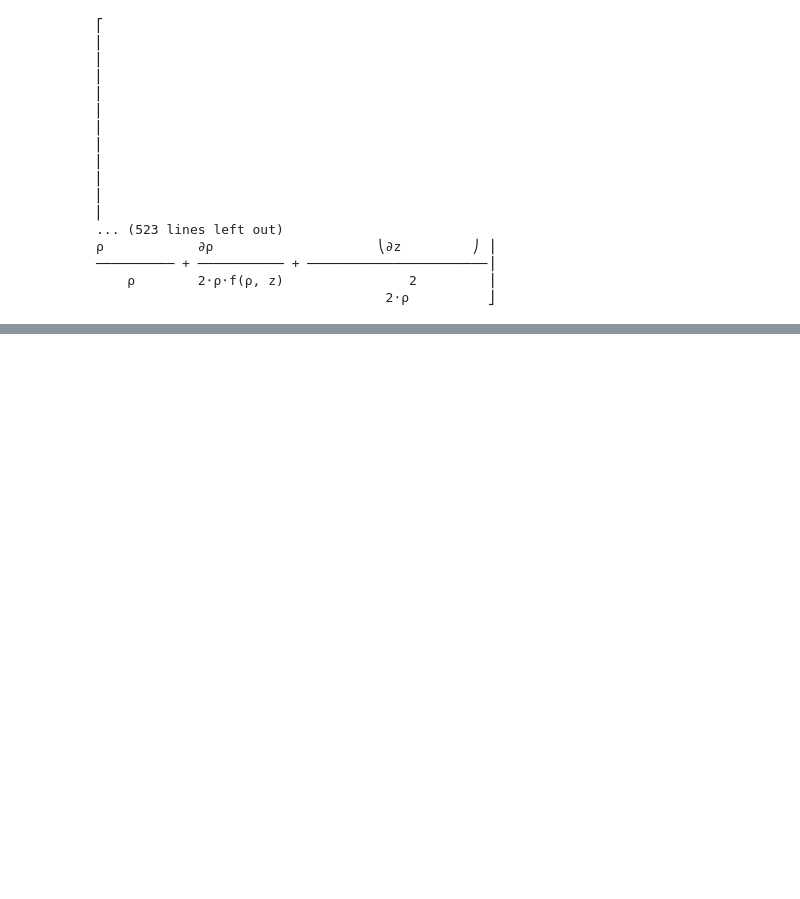
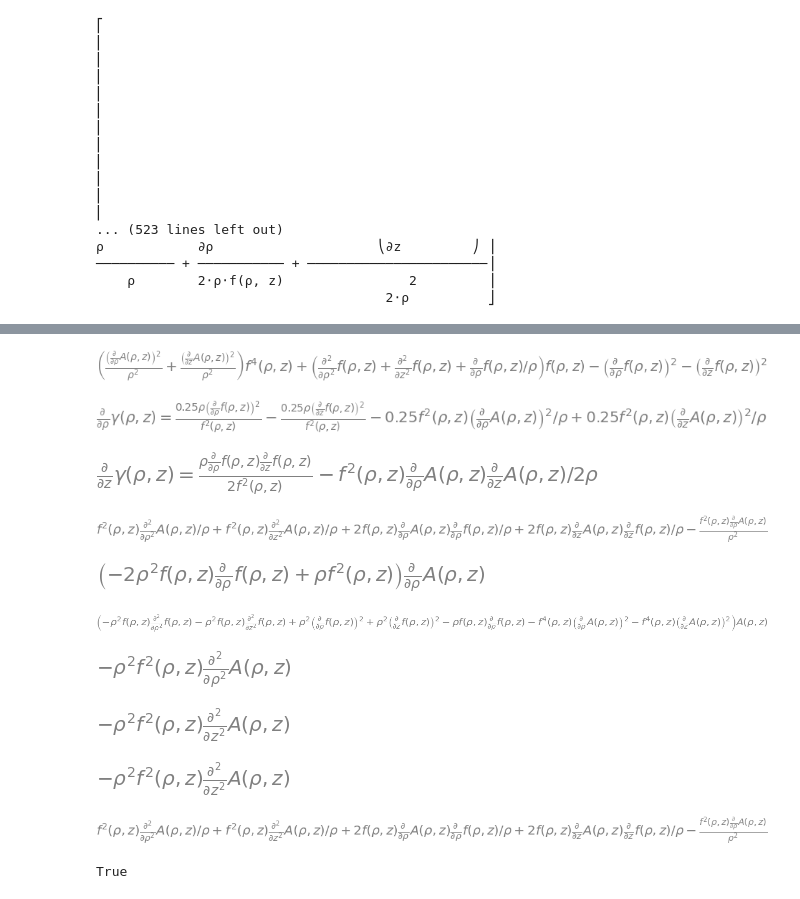
Before and after one commit to GeoffCope/General_Relativity_Python, a Jupyter notebook: Ernst_Equation_Derivation_Taken_From_Exact_Spacetimes_by_Griffiths_Page_246_and_Original_Papers.ipynb, the cells around one changed output, grey strips where cells are left out. Cells and saved outputs as stored; diff of their text form; code cells hidden in the pictures; blank space fills up the shorter version.

```diff
--- a/Ernst_Equation_Derivation_Taken_From_Exact_Spacetimes_by_Griffiths_Page_246_and_Original_Papers.ipynb
+++ b/Ernst_Equation_Derivation_Taken_From_Exact_Spacetimes_by_Griffiths_Page_246_and_Original_Papers.ipynb
@@ -242,0 +213,56 @@ diff(f,z)
+# %%
+eq13pt7aGriffiths = collect(expand((1/rho**2)*ricciSimplified[0,0].args[2]),f)
+eq13pt7aGriffiths
+# %% [output]
+[figure, added]
+# %%
+eq13pt8aGriffiths = Eq( diff(gamma,rho),expand(solve( einstinSimplified[3,3], diff(gamma,rho) )[0]) )
+eq13pt8aGriffiths
+# %% [output]
+[figure, added]
+# %%
+eq13pt8bGriffiths = Eq(diff(gamma,z),expand(solve( einstinSimplified[1,3], diff(gamma,z) )[0]))
+eq13pt8bGriffiths
+# %% [output]
+[figure, added]
+# %%
+eq13pt7bTypedIn = diff( rho**-1 * f**2 * diff(A,rho) ,rho ) + diff( rho**-1 * f**2 * diff(A,z) ,z )
+eq13pt7bTypedIn
+# %% [output]
+[figure, added]
+# %%
+#  We look at five parts of this component of the Ricci Tensor this being the first
+collect( ricciSimplified[0,2].args[2], A ).args[0]
+# %% [output]
+[figure, added]
+# %%
+#  You can see if we set this part of the component equal to zero we will be left with the other terms.  So.. we subtract it out
+collect( ricciSimplified[0,2].args[2], A ).args[1]
+# %% [output]
+[figure, added]
+# %%
+#  We look at five parts of this component of the Ricci Tensor this being the third
+collect( ricciSimplified[0,2].args[2], A ).args[2]
+# %% [output]
+[figure, added]
+# %%
+#  We look at five parts of this component of the Ricci Tensor this being the fourth
+collect( ricciSimplified[0,2].args[2], A ).args[3]
+# %% [output]
+[figure, added]
+# %%
+#  We look at five parts of this component of the Ricci Tensor this being the fifth
+collect( ricciSimplified[0,2].args[2], A ).args[3]
+# %% [output]
+[figure, added]
+# %%
+#  Here we subtract out the parts have A as a coefficient
+eq13pt7bGriffiths = expand((f/rho**2)*simplify( collect( ricciSimplified[0,2].args[2], A )-collect( ricciSimplified[0,2].args[2], A ).args[1]).args[2])
+eq13pt7bGriffiths
+# %% [output]
+[figure, added]
+# %%
+#  The piece of the Ricci component we extracted is the same as the typed in equation from Griffiths
+eq13pt7bTypedIn == eq13pt7bGriffiths
+# %% [output]
+True
```
Also changed, not shown: parts of 9 cells of this notebook, 5 other files.
